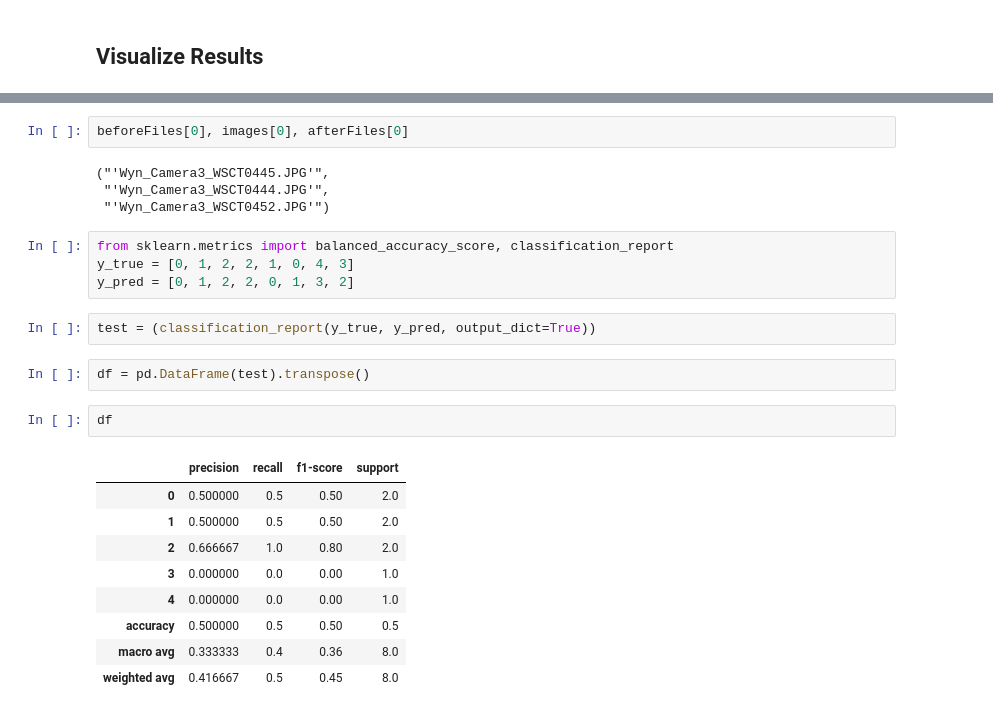
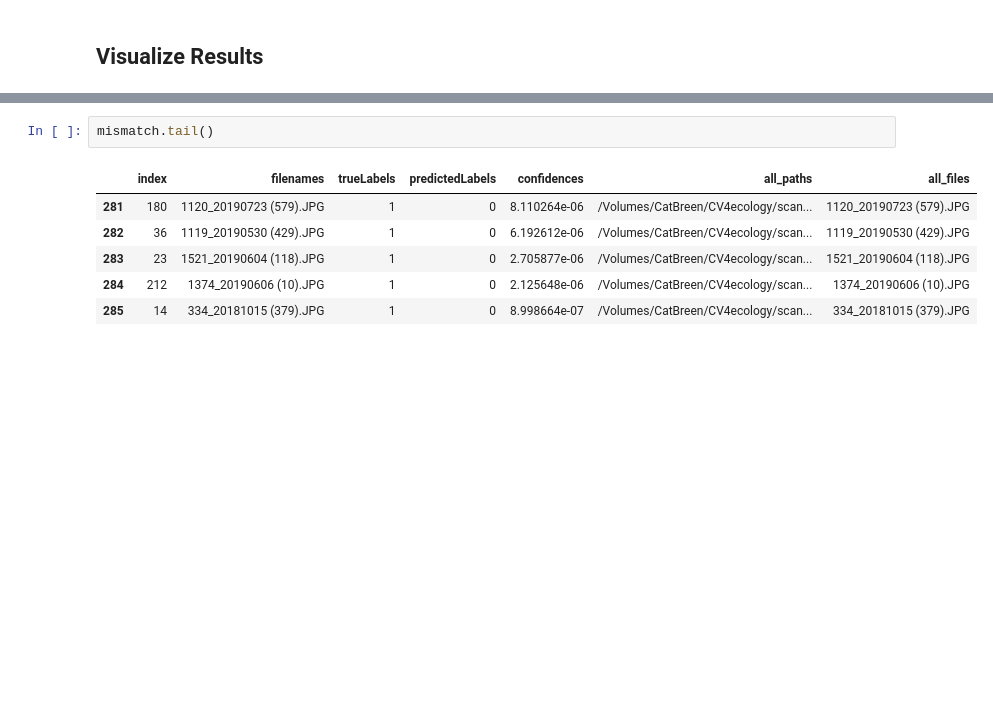
Before and after one commit to CV4EcologySchool/snow-Dayz, a Jupyter notebook: visualizeResults.ipynb, the cells around one changed output, grey strips where cells are left out. Drawn from its saved outputs; the diff is of its cells as text; blank space fills up the shorter version.

```diff
--- a/visualizeResults.ipynb
+++ b/visualizeResults.ipynb
@@ -78,26 +101,9 @@ Name: 1, Length: 15496, dtype: object
-# %%
-beforeFiles[0], images[0], afterFiles[0]
-# %% [output]
-("'Wyn_Camera3_WSCT0445.JPG'",
- "'Wyn_Camera3_WSCT0444.JPG'",
- "'Wyn_Camera3_WSCT0452.JPG'")
-# %%
-from sklearn.metrics import balanced_accuracy_score, classification_report
-y_true = [0, 1, 2, 2, 1, 0, 4, 3]
-y_pred = [0, 1, 2, 2, 0, 1, 3, 2]
-# %%
-test = (classification_report(y_true, y_pred, output_dict=True))
-# %%
-df = pd.DataFrame(test).transpose()
-# %%
-df
-# %% [output]
-|  | precision | recall | f1-score | support |
-| 0 | 0.500000 | 0.5 | 0.50 | 2.0 |
-| 1 | 0.500000 | 0.5 | 0.50 | 2.0 |
-| 2 | 0.666667 | 1.0 | 0.80 | 2.0 |
-| 3 | 0.000000 | 0.0 | 0.00 | 1.0 |
-| 4 | 0.000000 | 0.0 | 0.00 | 1.0 |
-| accuracy | 0.500000 | 0.5 | 0.50 | 0.5 |
-| macro avg | 0.333333 | 0.4 | 0.36 | 8.0 |
-| weighted avg | 0.416667 | 0.5 | 0.45 | 8.0 |
+# %%
+mismatch.tail()
+# %% [output]
+|  | index | filenames | trueLabels | predictedLabels | confidences | all_paths | all_files |
+| 281 | 180 | 1120_20190723 (579).JPG | 1 | 0 | 8.110264e-06 | /Volumes/CatBreen/CV4ecology/scan... | 1120_20190723 (579).JPG |
+| 282 | 36 | 1119_20190530 (429).JPG | 1 | 0 | 6.192612e-06 | /Volumes/CatBreen/CV4ecology/scan... | 1119_20190530 (429).JPG |
+| 283 | 23 | 1521_20190604 (118).JPG | 1 | 0 | 2.705877e-06 | /Volumes/CatBreen/CV4ecology/scan... | 1521_20190604 (118).JPG |
+| 284 | 212 | 1374_20190606 (10).JPG | 1 | 0 | 2.125648e-06 | /Volumes/CatBreen/CV4ecology/scan... | 1374_20190606 (10).JPG |
+| 285 | 14 | 334_20181015 (379).JPG | 1 | 0 | 8.998664e-07 | /Volumes/CatBreen/CV4ecology/scan... | 334_20181015 (379).JPG |
```
Also changed, not shown: parts of 24 cells of this notebook, 3 other files.
